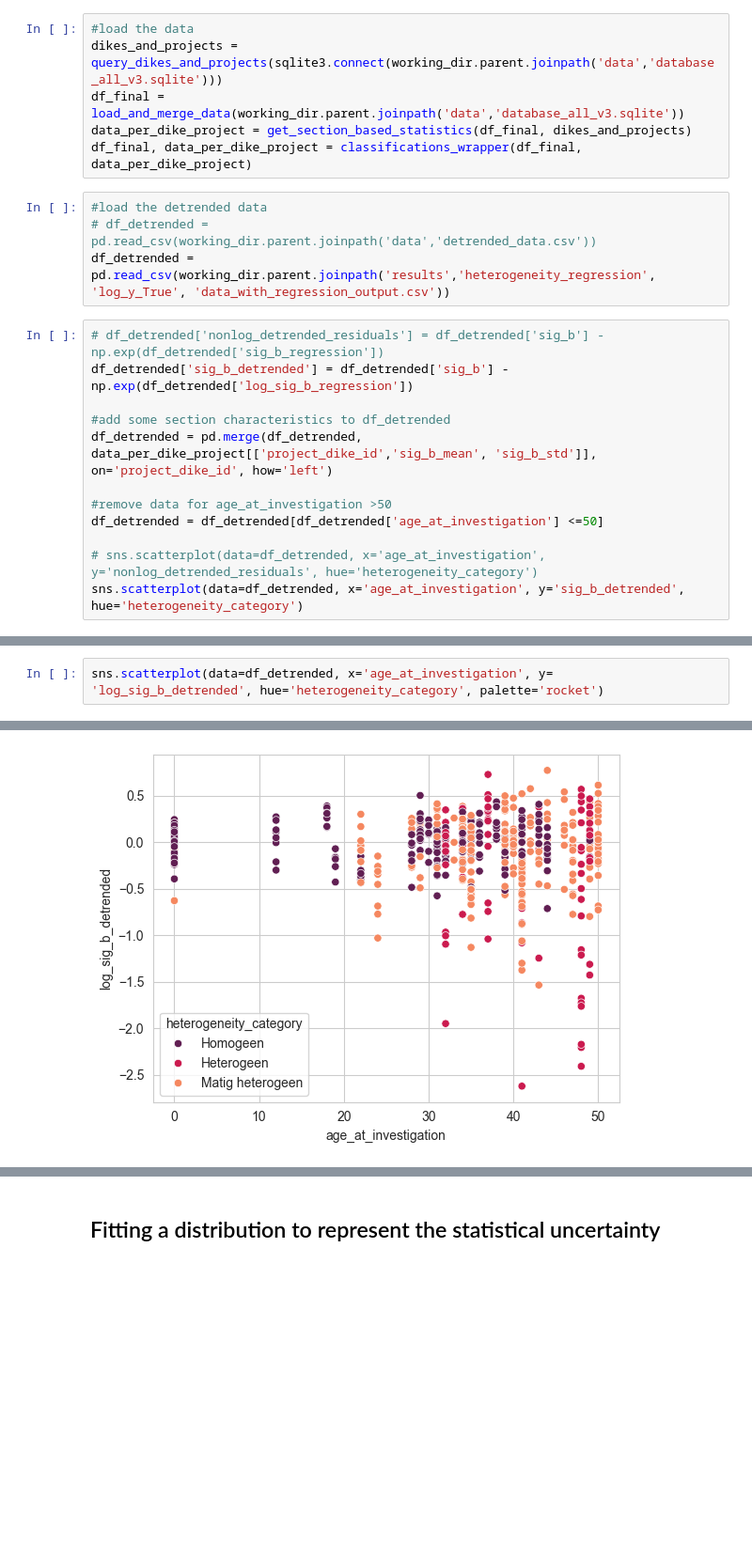
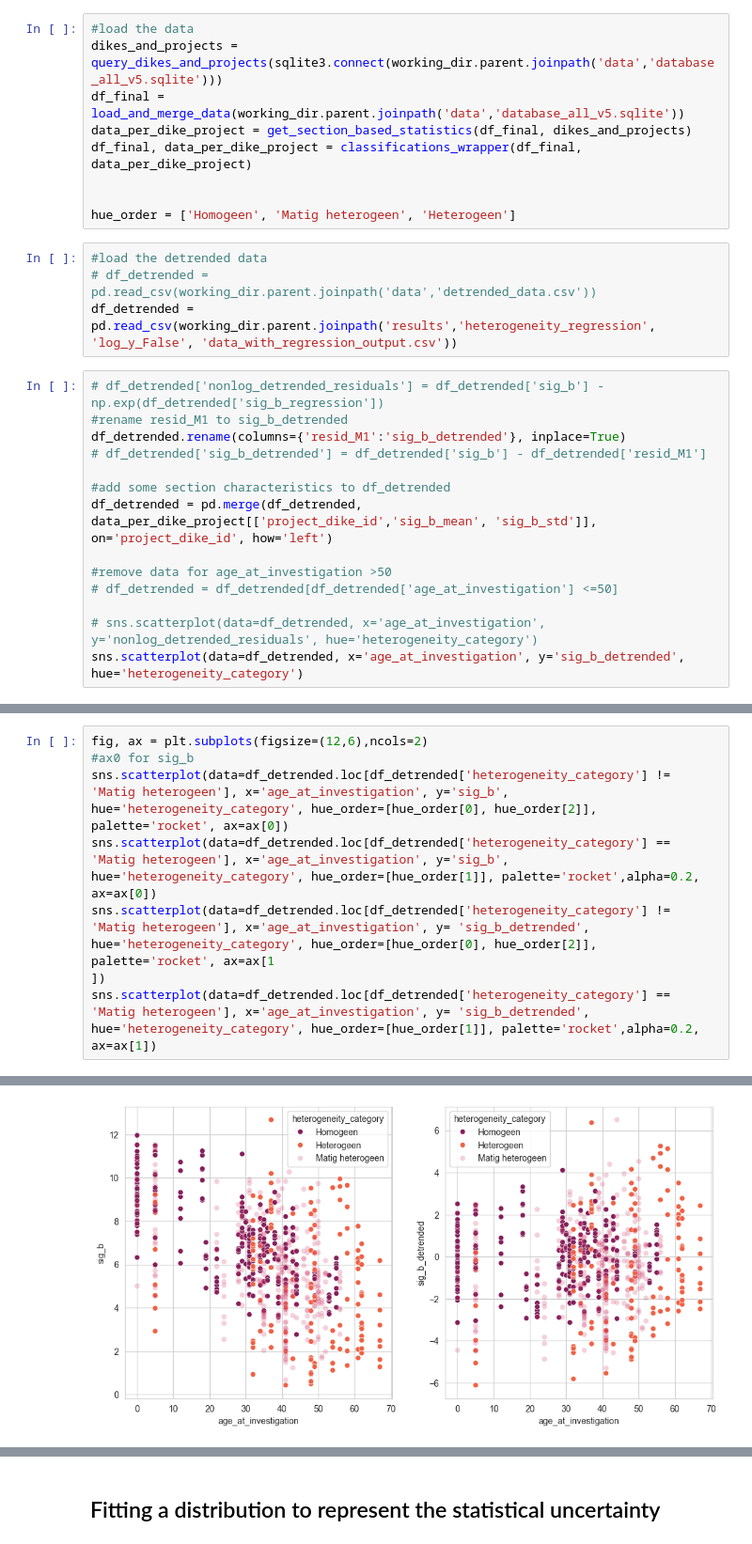
Before and after one commit to amavrits/asphalt-db, a Jupyter notebook: results/AnalysisOfResiduals.ipynb, the cells around one changed output, grey strips where cells are left out. Shown at 94% size. Drawn from its saved outputs; the diff is of its cells as text; blank space fills up the shorter version.

```diff
--- a/results/AnalysisOfResiduals.ipynb
+++ b/results/AnalysisOfResiduals.ipynb
@@ -21,23 +22,28 @@ working_dir = Path(r'c:\Repositories\asphalt-db\results')
 results_dir = Path(r'c:\Users\klerk_wj\OneDrive - Stichting Deltares\00_Projecten\09_Kvk Asfalt\results')
 # %%
 #load the data
-dikes_and_projects = query_dikes_and_projects(sqlite3.connect(working_dir.parent.joinpath('data','database_all_v3.sqlite')))
-df_final = load_and_merge_data(working_dir.parent.joinpath('data','database_all_v3.sqlite'))
+dikes_and_projects = query_dikes_and_projects(sqlite3.connect(working_dir.parent.joinpath('data','database_all_v5.sqlite')))
+df_final = load_and_merge_data(working_dir.parent.joinpath('data','database_all_v5.sqlite'))
 data_per_dike_project = get_section_based_statistics(df_final, dikes_and_projects)
 df_final, data_per_dike_project = classifications_wrapper(df_final, data_per_dike_project)
+
+
+hue_order = ['Homogeen', 'Matig heterogeen', 'Heterogeen']
 # %%
 #load the detrended data
 # df_detrended = pd.read_csv(working_dir.parent.joinpath('data','detrended_data.csv'))
-df_detrended = pd.read_csv(working_dir.parent.joinpath('results','heterogeneity_regression', 'log_y_True', 'data_with_regression_output.csv'))
+df_detrended = pd.read_csv(working_dir.parent.joinpath('results','heterogeneity_regression', 'log_y_False', 'data_with_regression_output.csv'))
 # %%
 # df_detrended['nonlog_detrended_residuals'] = df_detrended['sig_b'] - np.exp(df_detrended['sig_b_regression'])
-df_detrended['sig_b_detrended'] = df_detrended['sig_b'] - np.exp(df_detrended['log_sig_b_regression'])
+#rename resid_M1 to sig_b_detrended
+df_detrended.rename(columns={'resid_M1':'sig_b_detrended'}, inplace=True)
+# df_detrended['sig_b_detrended'] = df_detrended['sig_b'] - df_detrended['resid_M1']
 
 #add some section characteristics to df_detrended
 df_detrended = pd.merge(df_detrended, data_per_dike_project[['project_dike_id','sig_b_mean', 'sig_b_std']], on='project_dike_id', how='left')
 
 #remove data for age_at_investigation >50
-df_detrended = df_detrended[df_detrended['age_at_investigation'] <=50]
+# df_detrended = df_detrended[df_detrended['age_at_investigation'] <=50]
 
 # sns.scatterplot(data=df_detrended, x='age_at_investigation', y='nonlog_detrended_residuals', hue='heterogeneity_category')
 sns.scatterplot(data=df_detrended, x='age_at_investigation', y='sig_b_detrended', hue='heterogeneity_category')
@@ -47,3 +53,8 @@ sns.scatterplot(data=df_detrended, x='age_at_investigation', y='sig_b_detrended'
 # %%
-sns.scatterplot(data=df_detrended, x='age_at_investigation', y= 'log_sig_b_detrended', hue='heterogeneity_category', palette='rocket')
+fig, ax = plt.subplots(figsize=(12,6),ncols=2)
+#ax0 for sig_b
+sns.scatterplot(data=df_detrended.loc[df_detrended['heterogeneity_category'] != 'Matig heterogeen'], x='age_at_investigation', y='sig_b', hue='heterogeneity_category', hue_order=[hue_order[0], hue_order[2]], palette='rocket', ax=ax[0])
+sns.scatterplot(data=df_detrended.loc[df_detrended['heterogeneity_category'] == 'Matig heterogeen'], x='age_at_investigation', y='sig_b', hue='heterogeneity_category', hue_order=[hue_order[1]], palette='rocket',alpha=0.2, ax=ax[0])
+sns.scatterplot(data=df_detrended.loc[df_detrended['heterogeneity_category'] != 'Matig heterogeen'], x='age_at_investigation', y= 'sig_b_detrended', hue='heterogeneity_category', hue_order=[hue_order[0], hue_order[2]], palette='rocket', ax=ax[1                                                                                                                                                                                                                                                   ])
+sns.scatterplot(data=df_detrended.loc[df_detrended['heterogeneity_category'] == 'Matig heterogeen'], x='age_at_investigation', y= 'sig_b_detrended', hue='heterogeneity_category', hue_order=[hue_order[1]], palette='rocket',alpha=0.2, ax=ax[1])
 # %% [output]
@@ -51,3 +62,3 @@ sns.scatterplot(data=df_detrended, x='age_at_investigation', y= 'log_sig_b_detre
-[figure, old version]
+[figure, new version]
 # %%
 df_detrended = df_detrended.loc[(df_detrended["sig_b"]>0) & (~df_detrended["sig_b"].isna())]
```
Also changed, not shown: parts of 21 cells of this notebook, 7 other files.
